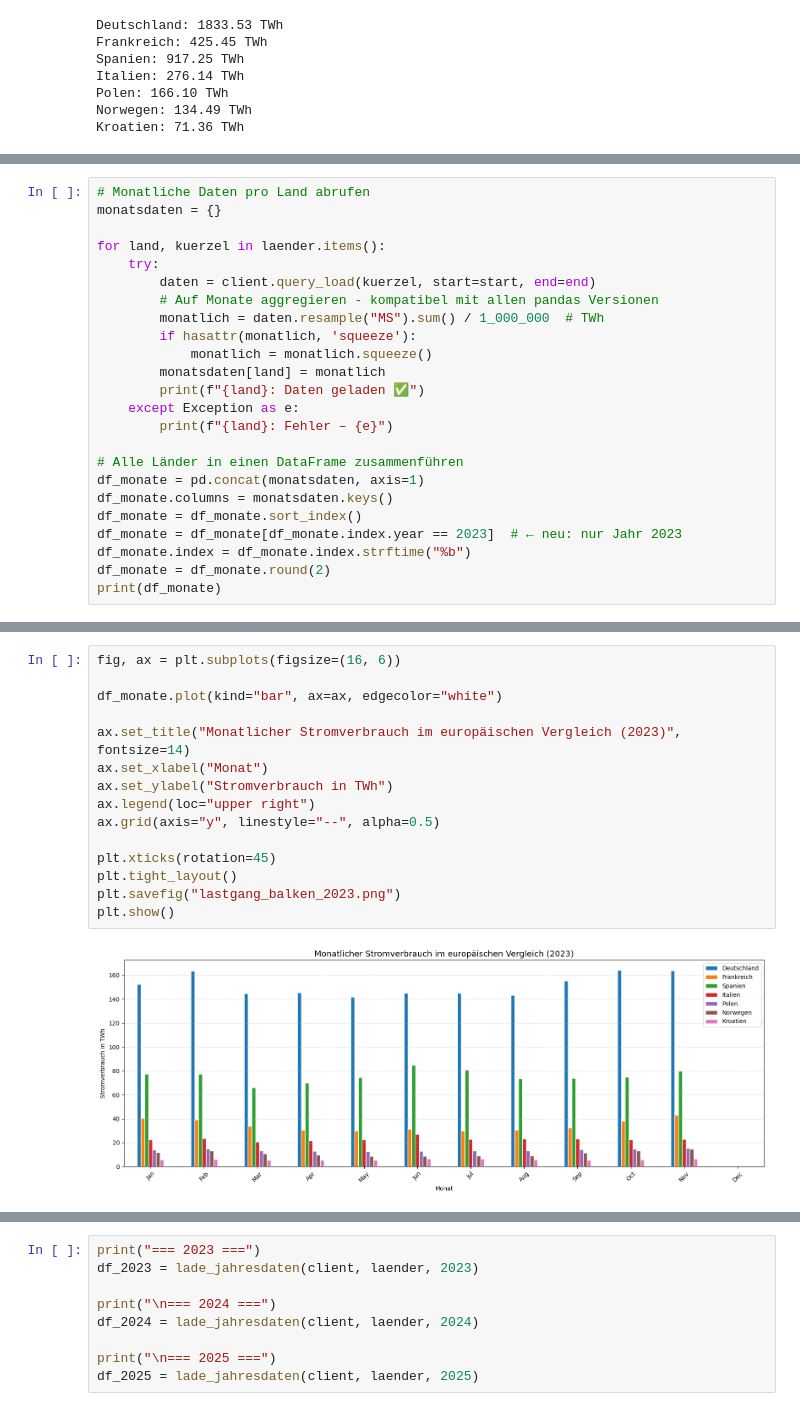
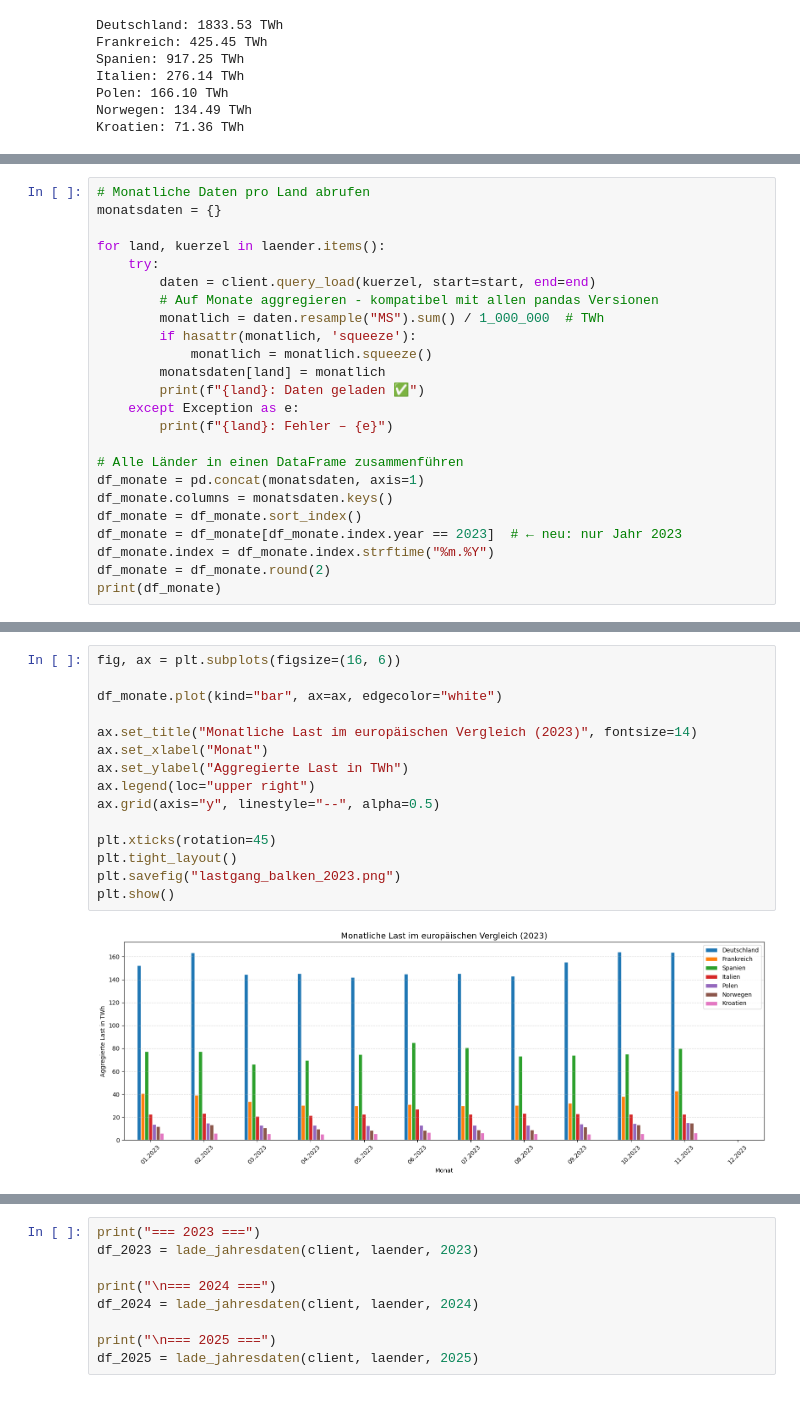
Before and after one commit to LukasK110898/Europavergleich-IT-Projekt-2026-HSWT, a Jupyter notebook: analyse.ipynb, the cells around one changed output, grey strips where cells are left out. Drawn from its saved outputs; the diff is of its cells as text.

```diff
--- a/analyse.ipynb
+++ b/analyse.ipynb
@@ -78,7 +79,7 @@ df_monate = pd.concat(monatsdaten, axis=1)
 df_monate.columns = monatsdaten.keys()
 df_monate = df_monate.sort_index()
 df_monate = df_monate[df_monate.index.year == 2023]  # ← neu: nur Jahr 2023
-df_monate.index = df_monate.index.strftime("%b")
+df_monate.index = df_monate.index.strftime("%m.%Y")
 df_monate = df_monate.round(2)
 print(df_monate)
 # %% [output]
@@ -122,20 +123,20 @@ plt.show()
 # %%
 fig, ax = plt.subplots(figsize=(16, 6))
 
 df_monate.plot(kind="bar", ax=ax, edgecolor="white")
 
-ax.set_title("Monatlicher Stromverbrauch im europäischen Vergleich (2023)", fontsize=14)
+ax.set_title("Monatliche Last im europäischen Vergleich (2023)", fontsize=14)
 ax.set_xlabel("Monat")
-ax.set_ylabel("Stromverbrauch in TWh")
+ax.set_ylabel("Aggregierte Last in TWh")
 ax.legend(loc="upper right")
 ax.grid(axis="y", linestyle="--", alpha=0.5)
 
 plt.xticks(rotation=45)
 plt.tight_layout()
 plt.savefig("lastgang_balken_2023.png")
 plt.show()
 # %% [output]
-[figure, old version]
+[figure, new version]
 # %%
 def lade_jahresdaten(client, laender, jahr):
     """
```
Also changed, not shown: parts of 17 cells of this notebook, 10 other files.
